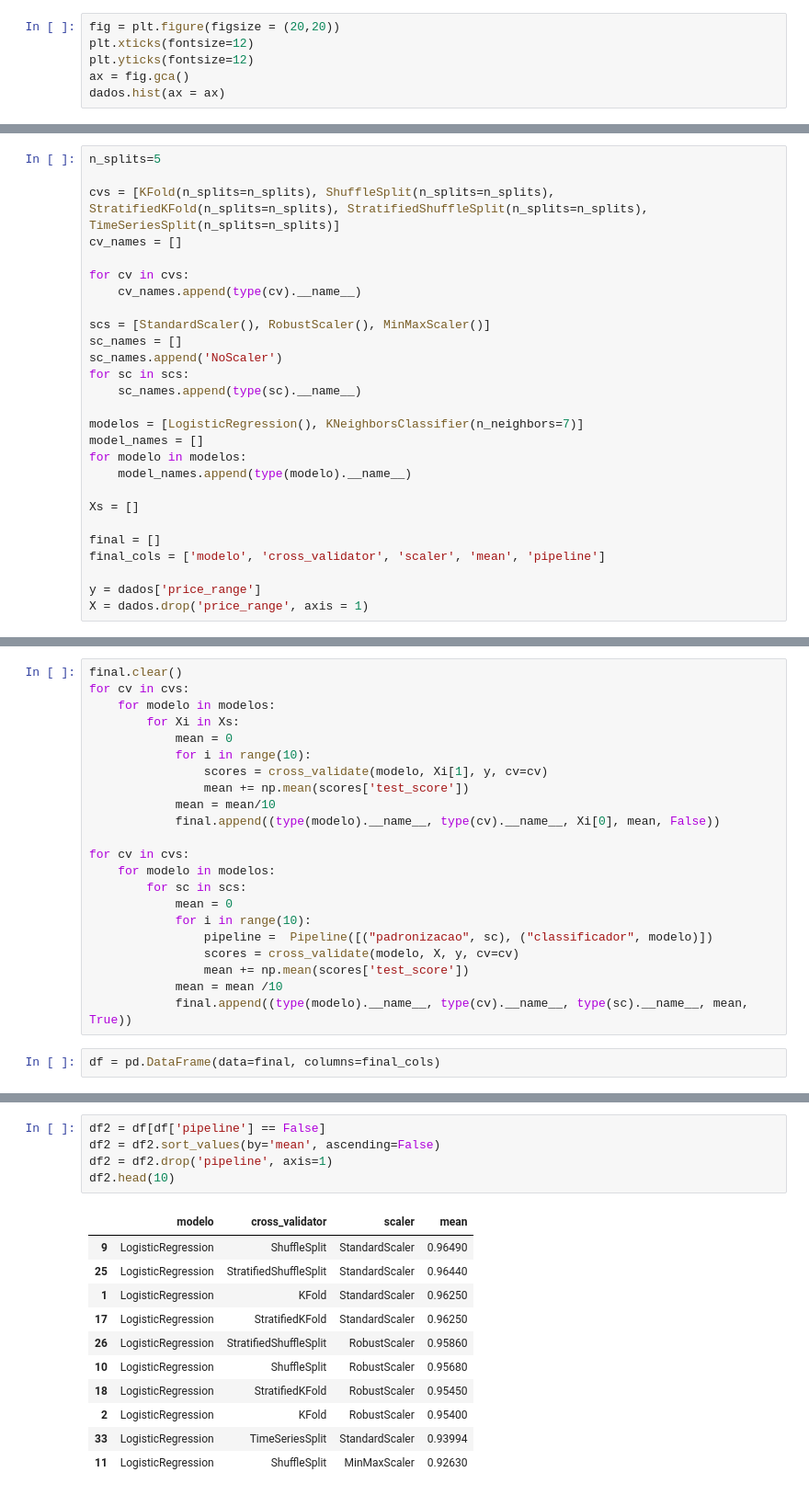
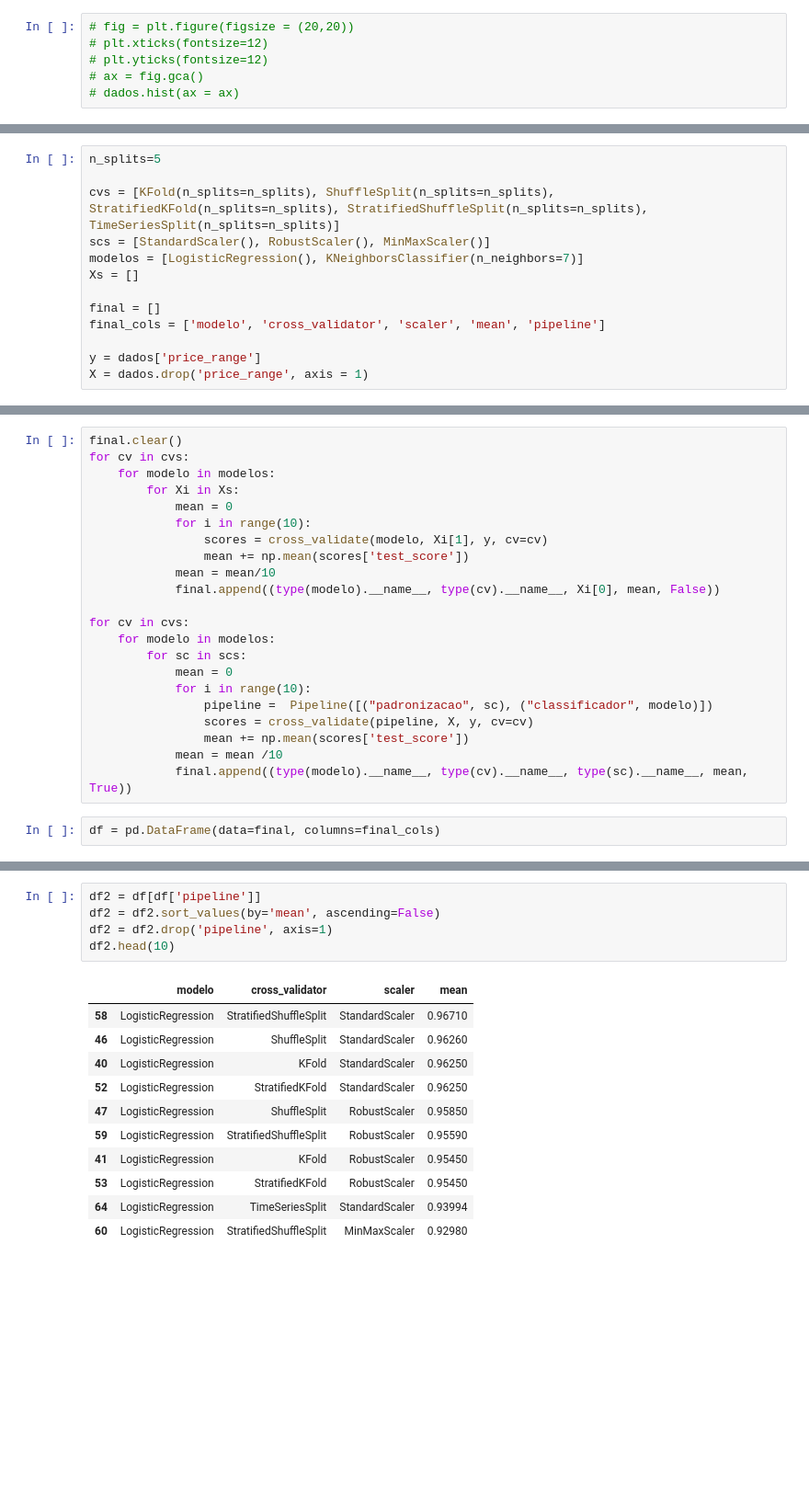
Before and after one commit to arthurclucas/ReconhecimentoPadroes, a Jupyter notebook: notebook04-avaliando_a_generalizacao_de_algoritmos.ipynb, the cells around one changed output, grey strips where cells are left out. Shown at 92% size. Saved outputs shown, nothing was run; the diff lists cells and outputs as text; blank space fills up the shorter version.

```diff
--- a/notebook04-avaliando_a_generalizacao_de_algoritmos.ipynb
+++ b/notebook04-avaliando_a_generalizacao_de_algoritmos.ipynb
@@ -71,8 +71,8 @@ memory usage: 328.2 KB
 # %% [markdown]
 Segue histograma de como os dados se encontram na base
 # %%
-fig = plt.figure(figsize = (20,20))
-plt.xticks(fontsize=12)
-plt.yticks(fontsize=12)
-ax = fig.gca()
-dados.hist(ax = ax)
+# fig = plt.figure(figsize = (20,20))
+# plt.xticks(fontsize=12)
+# plt.yticks(fontsize=12)
+# ax = fig.gca()
+# dados.hist(ax = ax)
@@ -103,22 +84,8 @@ A variável **Xs** terá uma lista de tuplas no formado (descrição, dados) ger
 n_splits=5
 
 cvs = [KFold(n_splits=n_splits), ShuffleSplit(n_splits=n_splits), StratifiedKFold(n_splits=n_splits), StratifiedShuffleSplit(n_splits=n_splits), TimeSeriesSplit(n_splits=n_splits)]
-cv_names = []
-
-for cv in cvs:
-    cv_names.append(type(cv).__name__)
-
 scs = [StandardScaler(), RobustScaler(), MinMaxScaler()]
-sc_names = []
-sc_names.append('NoScaler')
-for sc in scs:
-    sc_names.append(type(sc).__name__)
-
 modelos = [LogisticRegression(), KNeighborsClassifier(n_neighbors=7)]
-model_names = []
-for modelo in modelos:
-    model_names.append(type(modelo).__name__)
-
 Xs = []
 
 final = []
@@ -167,7 +136,7 @@ for cv in cvs:
             mean = 0
             for i in range(10):
                 pipeline =  Pipeline([("padronizacao", sc), ("classificador", modelo)])
-                scores = cross_validate(modelo, X, y, cv=cv)
+                scores = cross_validate(pipeline, X, y, cv=cv)
                 mean += np.mean(scores['test_score'])
             mean = mean /10
             final.append((type(modelo).__name__, type(cv).__name__, type(sc).__name__, mean, True))
@@ -193,17 +166,17 @@ df1.head(10)
 # %%
-df2 = df[df['pipeline'] == False]
+df2 = df[df['pipeline']]
 df2 = df2.sort_values(by='mean', ascending=False)
 df2 = df2.drop('pipeline', axis=1)
 df2.head(10)
 # %% [output]
 |  | modelo | cross_validator | scaler | mean |
-| 9 | LogisticRegression | ShuffleSplit | StandardScaler | 0.96490 |
-| 25 | LogisticRegression | StratifiedShuffleSplit | StandardScaler | 0.96440 |
-| 1 | LogisticRegression | KFold | StandardScaler | 0.96250 |
-| 17 | LogisticRegression | StratifiedKFold | StandardScaler | 0.96250 |
-| 26 | LogisticRegression | StratifiedShuffleSplit | RobustScaler | 0.95860 |
-| 10 | LogisticRegression | ShuffleSplit | RobustScaler | 0.95680 |
-| 18 | LogisticRegression | StratifiedKFold | RobustScaler | 0.95450 |
-| 2 | LogisticRegression | KFold | RobustScaler | 0.95400 |
-| 33 | LogisticRegression | TimeSeriesSplit | StandardScaler | 0.93994 |
-| 11 | LogisticRegression | ShuffleSplit | MinMaxScaler | 0.92630 |
+| 58 | LogisticRegression | StratifiedShuffleSplit | StandardScaler | 0.96710 |
+| 46 | LogisticRegression | ShuffleSplit | StandardScaler | 0.96260 |
+| 40 | LogisticRegression | KFold | StandardScaler | 0.96250 |
+| 52 | LogisticRegression | StratifiedKFold | StandardScaler | 0.96250 |
+| 47 | LogisticRegression | ShuffleSplit | RobustScaler | 0.95850 |
+| 59 | LogisticRegression | StratifiedShuffleSplit | RobustScaler | 0.95590 |
+| 41 | LogisticRegression | KFold | RobustScaler | 0.95450 |
+| 53 | LogisticRegression | StratifiedKFold | RobustScaler | 0.95450 |
+| 64 | LogisticRegression | TimeSeriesSplit | StandardScaler | 0.93994 |
+| 60 | LogisticRegression | StratifiedShuffleSplit | MinMaxScaler | 0.92980 |
```
Also changed, not shown: parts of 6 cells of this notebook.
